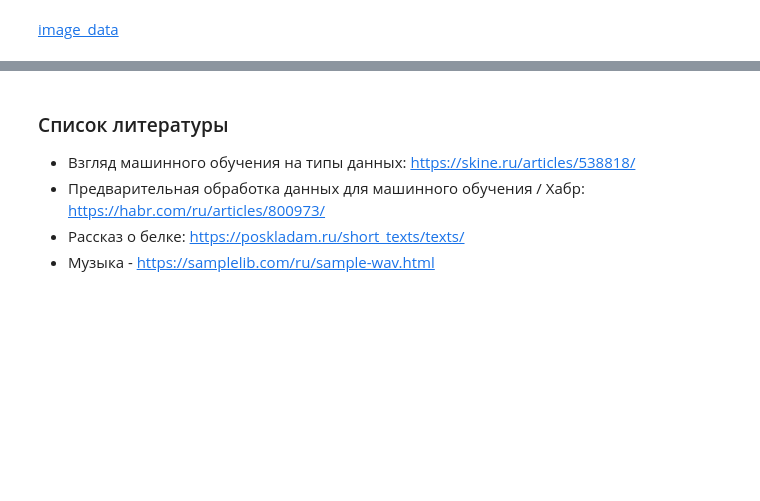
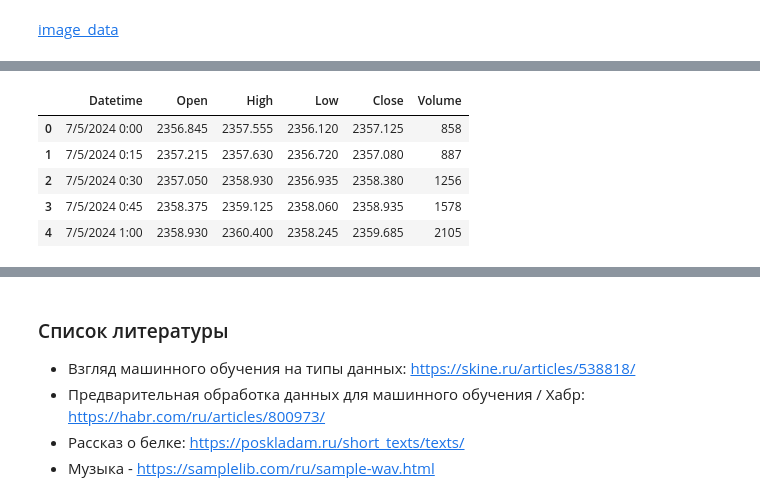
Before and after one commit to DianaShiryaeva/data_preparation, a Jupyter notebook: preparation.ipynb, the cells around one changed output, grey strips where cells are left out. Saved outputs shown, nothing was run; the diff lists cells and outputs as text; code cells hidden in the pictures; blank space fills up the shorter version.

```diff
--- a/preparation.ipynb
+++ b/preparation.ipynb
@@ -199,0 +210,10 @@ df.head()
+# %%
+df = pd.read_csv("XAUUSD_15M.csv", delimiter=',')
+df.head()
+# %% [output]
+|  | Datetime | Open | High | Low | Close | Volume |
+| 0 | 7/5/2024 0:00 | 2356.845 | 2357.555 | 2356.120 | 2357.125 | 858 |
+| 1 | 7/5/2024 0:15 | 2357.215 | 2357.630 | 2356.720 | 2357.080 | 887 |
+| 2 | 7/5/2024 0:30 | 2357.050 | 2358.930 | 2356.935 | 2358.380 | 1256 |
+| 3 | 7/5/2024 0:45 | 2358.375 | 2359.125 | 2358.060 | 2358.935 | 1578 |
+| 4 | 7/5/2024 1:00 | 2358.930 | 2360.400 | 2358.245 | 2359.685 | 2105 |
```
Also changed, not shown: parts of 8 cells of this notebook, 6 other files.
